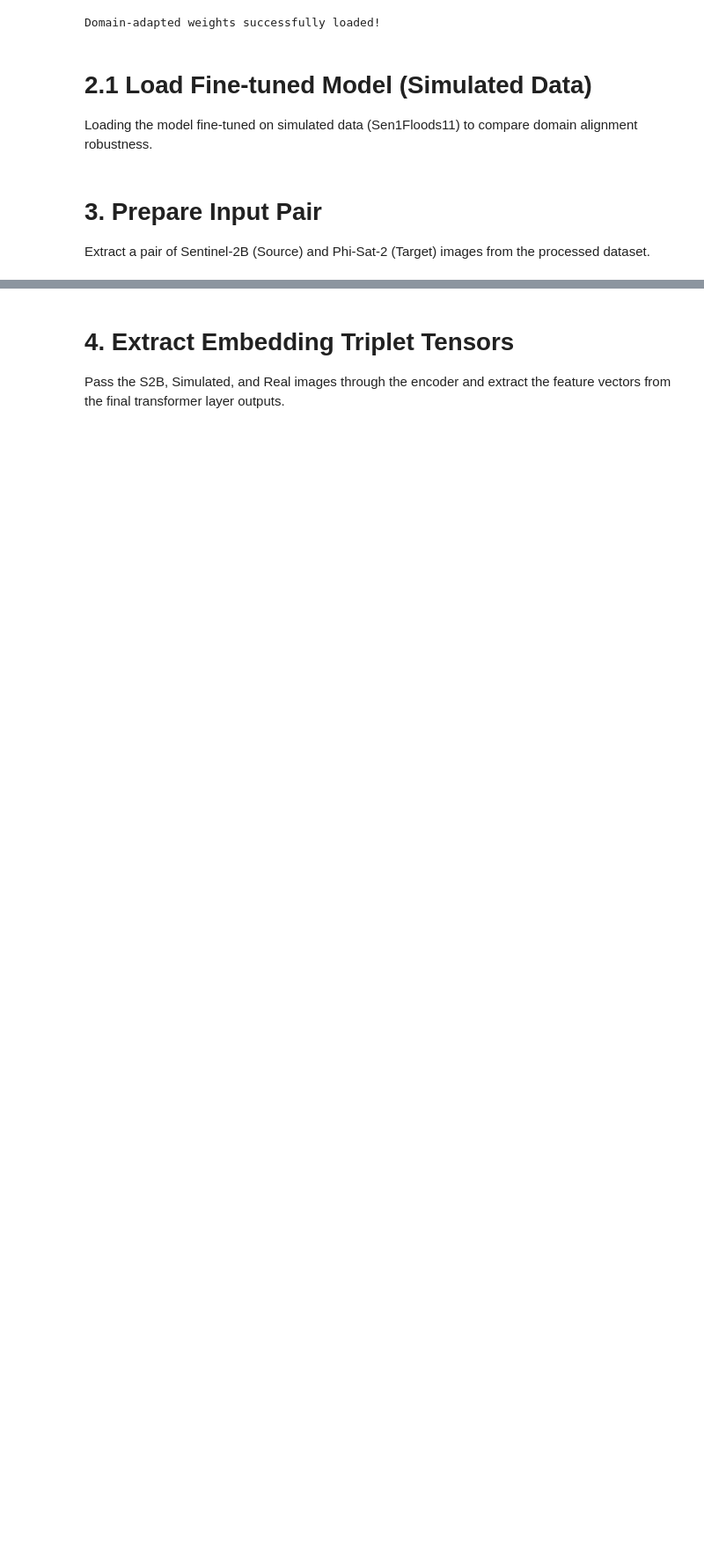
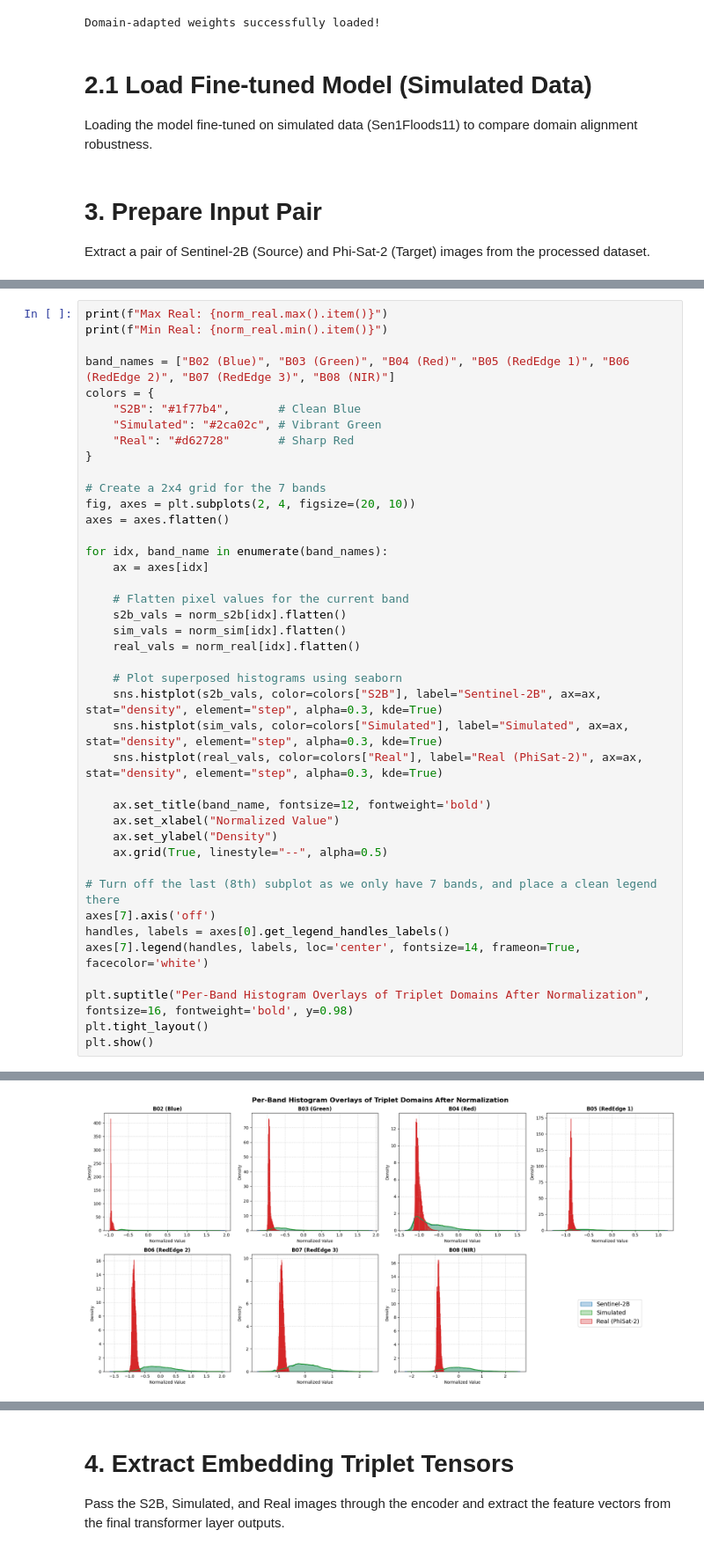
Before and after one commit to elucas0/terra-sat-drift, a Jupyter notebook: terra_sat_drift/drift_analysis/domain_gap_terramind.ipynb, the cells around one changed output, grey strips where cells are left out. Shown at 88% size. Drawn from its saved outputs; the diff is of its cells as text; blank space fills up the shorter version.

```diff
--- a/terra_sat_drift/drift_analysis/domain_gap_terramind.ipynb
+++ b/terra_sat_drift/drift_analysis/domain_gap_terramind.ipynb
@@ -112,0 +149,42 @@ def normalize_for_encoder(img_tensor):
+# %%
+print(f"Max Real: {norm_real.max().item()}")
+print(f"Min Real: {norm_real.min().item()}")
+
+band_names = ["B02 (Blue)", "B03 (Green)", "B04 (Red)", "B05 (RedEdge 1)", "B06 (RedEdge 2)", "B07 (RedEdge 3)", "B08 (NIR)"]
+colors = {
+    "S2B": "#1f77b4",       # Clean Blue
+    "Simulated": "#2ca02c", # Vibrant Green
+    "Real": "#d62728"       # Sharp Red
+}
+
+# Create a 2x4 grid for the 7 bands
+fig, axes = plt.subplots(2, 4, figsize=(20, 10))
+axes = axes.flatten()
+
+for idx, band_name in enumerate(band_names):
+    ax = axes[idx]
+
+    # Flatten pixel values for the current band
+    s2b_vals = norm_s2b[idx].flatten()
+    sim_vals = norm_sim[idx].flatten()
+    real_vals = norm_real[idx].flatten()
+
+    # Plot superposed histograms using seaborn
+    sns.histplot(s2b_vals, color=colors["S2B"], label="Sentinel-2B", ax=ax, stat="density", element="step", alpha=0.3, kde=True)
+    sns.histplot(sim_vals, color=colors["Simulated"], label="Simulated", ax=ax, stat="density", element="step", alpha=0.3, kde=True)
+    sns.histplot(real_vals, color=colors["Real"], label="Real (PhiSat-2)", ax=ax, stat="density", element="step", alpha=0.3, kde=True)
+
+    ax.set_title(band_name, fontsize=12, fontweight='bold')
+    ax.set_xlabel("Normalized Value")
+    ax.set_ylabel("Density")
+    ax.grid(True, linestyle="--", alpha=0.5)
+
+# Turn off the last (8th) subplot as we only have 7 bands, and place a clean legend there
+axes[7].axis('off')
+handles, labels = axes[0].get_legend_handles_labels()
+axes[7].legend(handles, labels, loc='center', fontsize=14, frameon=True, facecolor='white')
+
+plt.suptitle("Per-Band Histogram Overlays of Triplet Domains After Normalization", fontsize=16, fontweight='bold', y=0.98)
+plt.tight_layout()
+plt.show()
+# %% [output]
@@ -112,0 +193 @@ def normalize_for_encoder(img_tensor):
+[figure, added]
```
Also changed, not shown: parts of 17 cells of this notebook, 27 other files.
